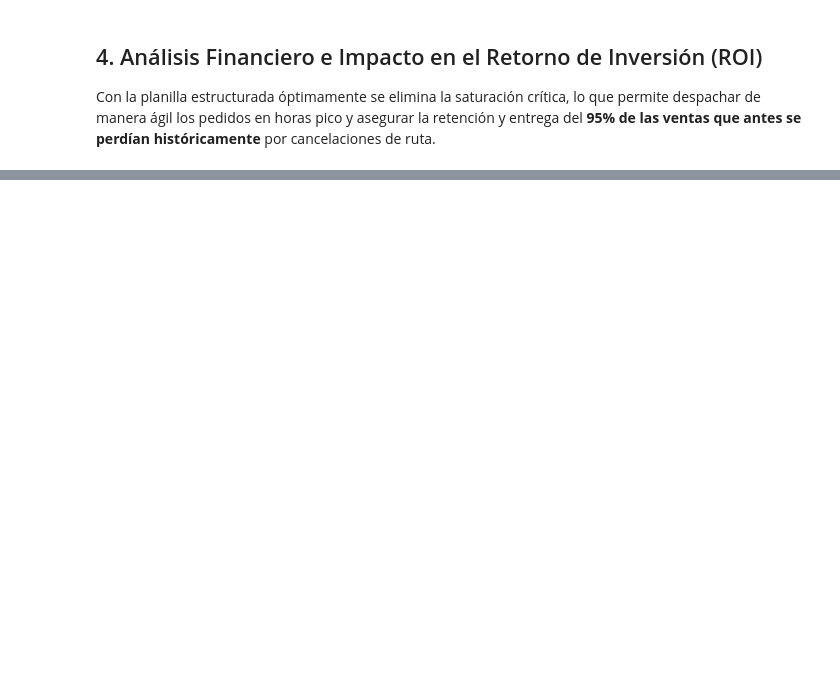
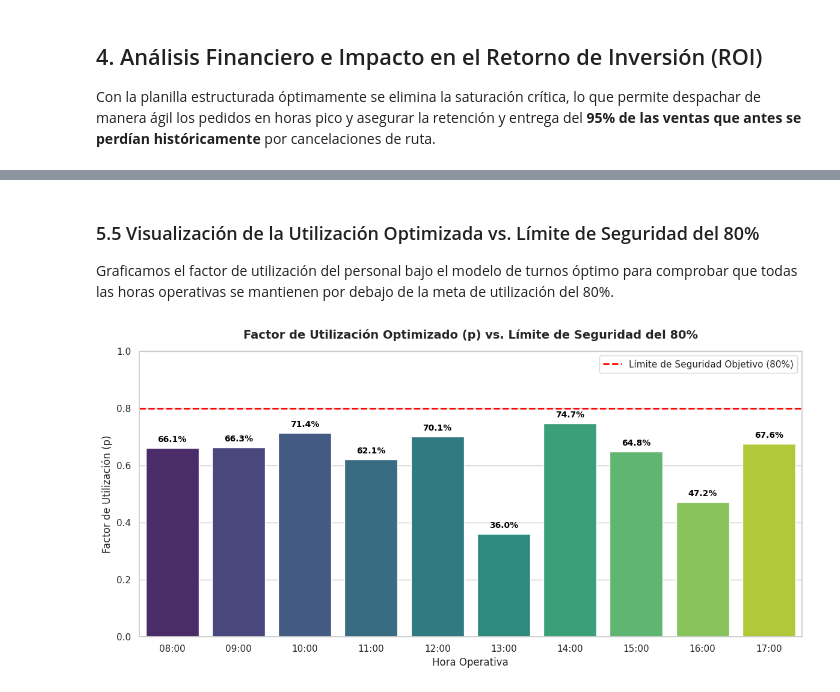
Before and after one commit to Efustion23/denlu-simulacion, a Jupyter notebook: Simulacion/Denlu.ipynb, the cells around one changed output, grey strips where cells are left out. Saved outputs shown, nothing was run; the diff lists cells and outputs as text; code cells hidden in the pictures; blank space fills up the shorter version.

```diff
--- a/Simulacion/Denlu.ipynb
+++ b/Simulacion/Denlu.ipynb
@@ -304,0 +585,51 @@ Monto de Ventas Recuperadas Proyectado (95% efectividad): S/ 589,040.45 Soles/a
+# %% [markdown]
+### 5.5 Visualización de la Utilización Optimizada vs. Límite de Seguridad del 80%
+Graficamos el factor de utilización del personal bajo el modelo de turnos óptimo para comprobar que todas las horas operativas se mantienen por debajo de la meta de utilización del 80%.
+# %%
+import matplotlib.pyplot as plt
+import seaborn as sns
+
+plt.figure(figsize=(12, 6))
+
+# Crear el gráfico de barras para la utilización óptima
+ax = sns.barplot(
+    x='Hora',
+    y='p (Utilización Resuelta)',
+    data=df_p_resuelto,
+    palette='viridis',
+    hue='Hora',
+    legend=False
+)
+
+# Línea límite del 80% de utilización
+plt.axhline(
+    0.80,
+    color='red',
+    linestyle='--',
+    linewidth=2,
+    label='Límite de Seguridad Objetivo (80%)'
+)
+
+# Personalizar el gráfico
+plt.title('Factor de Utilización Optimizado (p) vs. Límite de Seguridad del 80%', fontsize=14, fontweight='bold', pad=15)
+plt.xlabel('Hora Operativa', fontsize=12)
+plt.ylabel('Factor de Utilización (p)', fontsize=12)
+plt.ylim(0, 1.0)
+
+# Añadir etiquetas con el porcentaje exacto sobre cada barra
+for p in ax.patches:
+    height = p.get_height()
+    ax.annotate(
+        f'{height*100:.1f}%',
+        (p.get_x() + p.get_width() / 2., height),
+        ha='center', va='bottom',
+        fontsize=10, fontweight='bold', color='black',
+        xytext=(0, 5),
+        textcoords='offset points'
+    )
+
+plt.legend(loc='upper right', fontsize=11)
+plt.tight_layout()
+plt.show()
+# %% [output]
+[figure, added]
```
Also changed, not shown: parts of 18 cells of this notebook, 8 other files.
